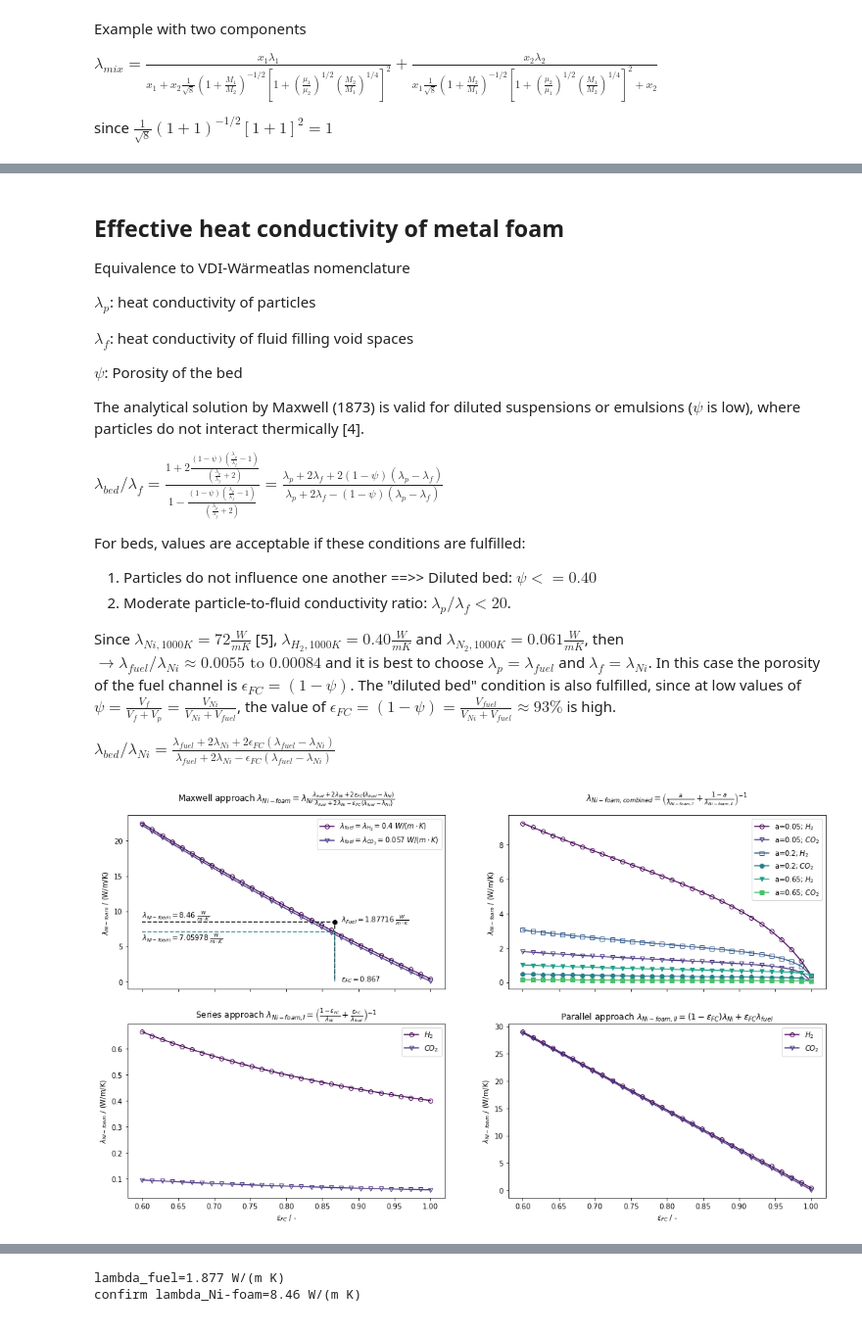
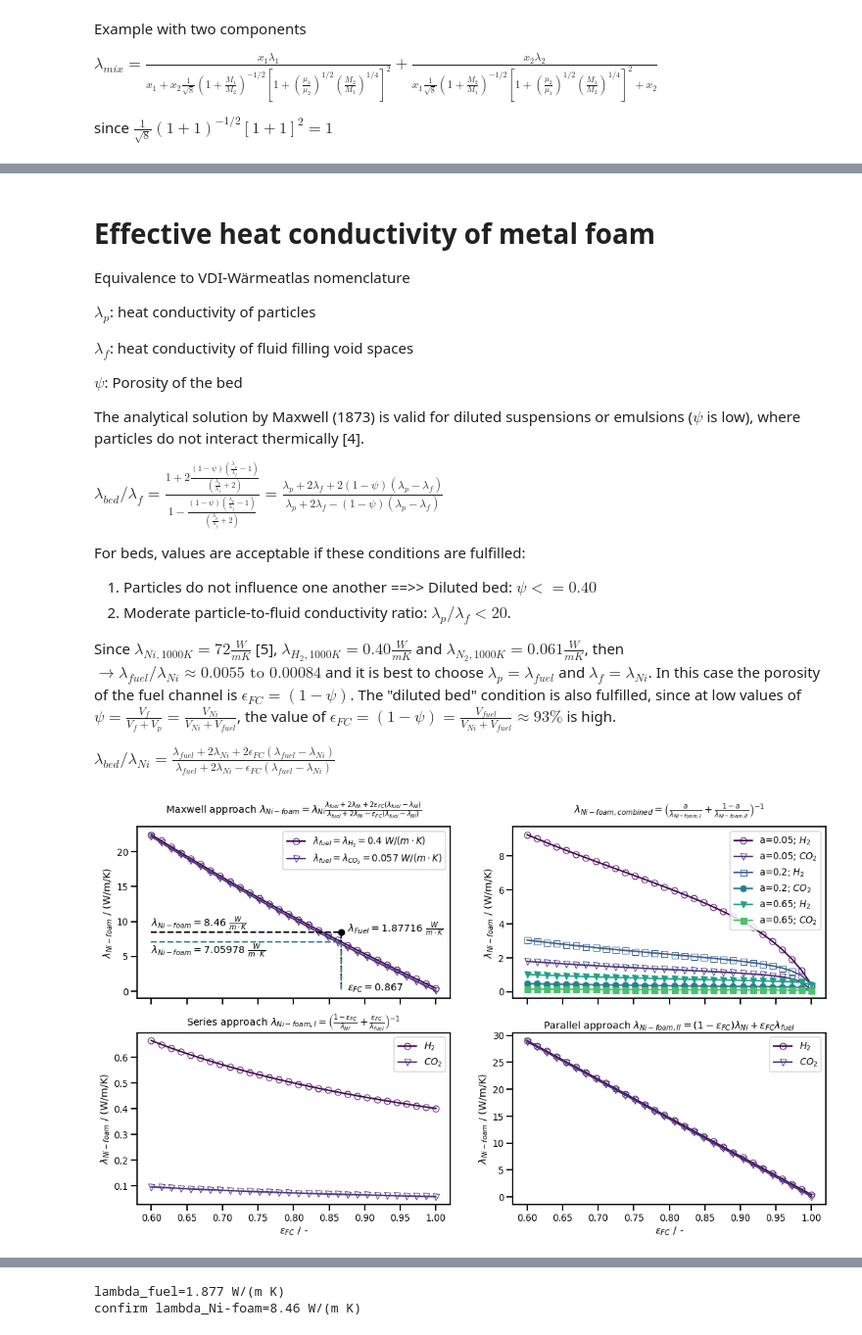
Before and after one commit to santiago-salas-v/walas, a Jupyter notebook: Ni-foam.ipynb, the cells around one changed output, grey strips where cells are left out. Shown at 98% size. Cells and saved outputs as stored; diff of their text form; code cells hidden in the pictures.

```diff
--- a/Ni-foam.ipynb
+++ b/Ni-foam.ipynb
@@ -360,4 +359,6 @@ SSE:                                                  0.4698569435587342
 # %%
+import seaborn as sns
+sns.set_context("talk", font_scale=0.8)
 T=linspace(650,800)+273.15 # K
 viscosity=mu(T)[:,:6+1]
 density=101325/8.3145*outer(1/T,M[:6+1])/1000
@@ -422,5 +423,5 @@ conductivity values range between: 0.053637 and 0.41881 W/m/K
 # %% [markdown]
-## Effective heat conductivity of metal foam
+# Effective heat conductivity of metal foam
 
 Equivalence to VDI-Wärmeatlas nomenclature
 
@@ -443,6 +444,8 @@ Since $\lambda_{Ni,1000K}=72\frac{W}{mK}$ [5], $\lambda_{H_2,1000K}=0.40\frac{W}
 
 $\lambda_{bed}/\lambda_{Ni}=\frac{\lambda_{fuel}+2\lambda_{Ni}+2\epsilon_{FC}(\lambda_{fuel}-\lambda_{Ni})}{\lambda_{fuel}+2\lambda_{Ni}-\epsilon_{FC}(\lambda_{fuel}-\lambda_{Ni})}$
 # %%
+import seaborn as sns
+sns.set_context("talk", font_scale=0.8)
 efc=linspace(0.6,1,30) # porosity of the fuel channel
 k_Ni=72 # thermal conductivity of nickel at 1000K in W/m/K
 fuel_labels=['H_2','CO_2']
@@ -481,31 +484,31 @@ for i in range(len(k_fuel_values)):
     k_Ni_foam=k_Ni/((1-efc)+efc*k_Ni/k_fuel)
     ax[1,0].plot(efc,k_Ni_foam,label='$'+fuel_labels[i]+'$')
 ax[1,0].set_xlabel(r'$\epsilon_{FC}$ / -')
 ax[1,0].set_ylabel(r'$\lambda_{Ni-foam}$ / (W/m/K)')
 ax[1,0].set_title(r'Series approach $\lambda_{Ni-foam,I}=\left(\frac{1-\epsilon_{FC}}{\lambda_{Ni}}+\frac{\epsilon_{FC}}{\lambda_{fuel}}\right)^{-1}$')
 ax[1,0].legend()
 
 for i in range(len(k_fuel_values)):
     k_fuel=k_fuel_values[i]
     k_Ni_foam=(1-efc)*k_Ni+efc*k_fuel
     ax[1,1].plot(efc,k_Ni_foam,label='$'+fuel_labels[i]+'$')
 ax[1,1].set_xlabel(r'$\epsilon_{FC}$ / -')
 ax[1,1].set_ylabel(r'$\lambda_{Ni-foam}$ / (W/m/K)')
 ax[1,1].set_title(r'Parallel approach $\lambda_{Ni-foam,II}=(1-\epsilon_{FC})\lambda_{Ni}+\epsilon_{FC}\lambda_{fuel}$')
 ax[1,1].legend()
 
 for a in [0.05,0.2,1-.35]: # series to parallel proportion
     for i in range(len(k_fuel_values)):
         k_fuel=k_fuel_values[i]
         k_Ni_foam_series=k_Ni/((1-efc)+efc*k_Ni/k_fuel)
         k_Ni_foam_parallel=(1-efc)*k_Ni+efc*k_fuel
         k_Ni_foam=(a/k_Ni_foam_series+(1-a)/k_Ni_foam_parallel)**-1
         ax[0,1].plot(efc,k_Ni_foam,label='a={:g}; '.format(a)+'$'+fuel_labels[i]+'$')
 #ax[0,1].set_xlabel(r'$\epsilon_{FC}$ / -')
 ax[0,1].set_ylabel(r'$\lambda_{Ni-foam}$ / (W/m/K)')
 ax[0,1].set_title(r'$\lambda_{Ni-foam,combined}=\left(\frac{a}{\lambda_{Ni-foam,I}}+\frac{1-a}{\lambda_{Ni-foam,II}}\right)^{-1}$',pad=20)
 ax[0,1].legend(loc='upper right')
 
 plt.savefig('summary_series_parallel_approach.png',dpi=80)
 # %% [output]
-[figure, old version]
+[figure, new version]
```
Also changed, not shown: parts of 15 cells of this notebook.
